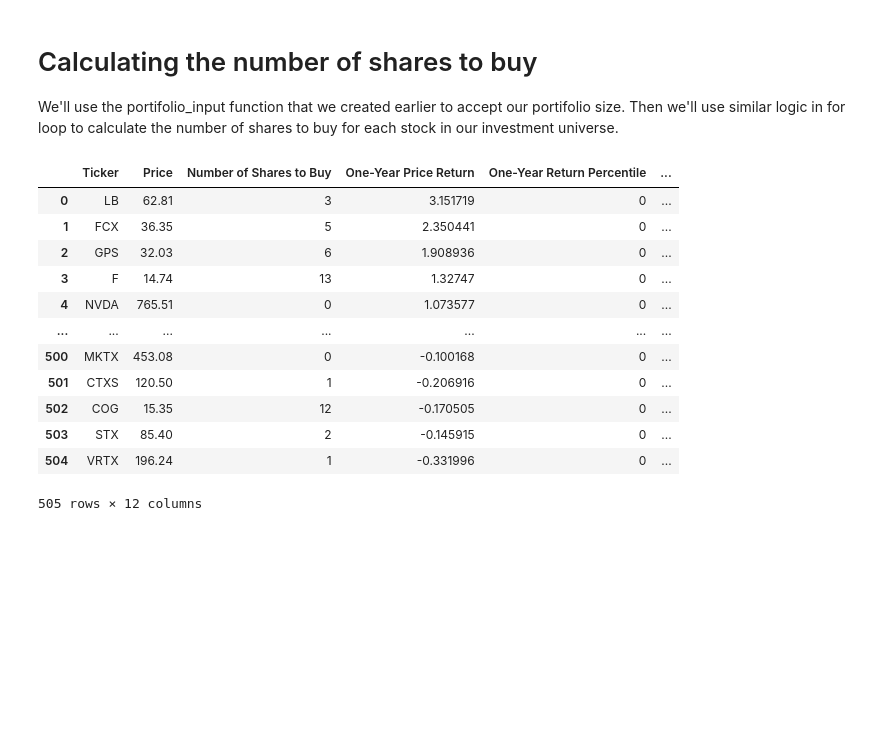
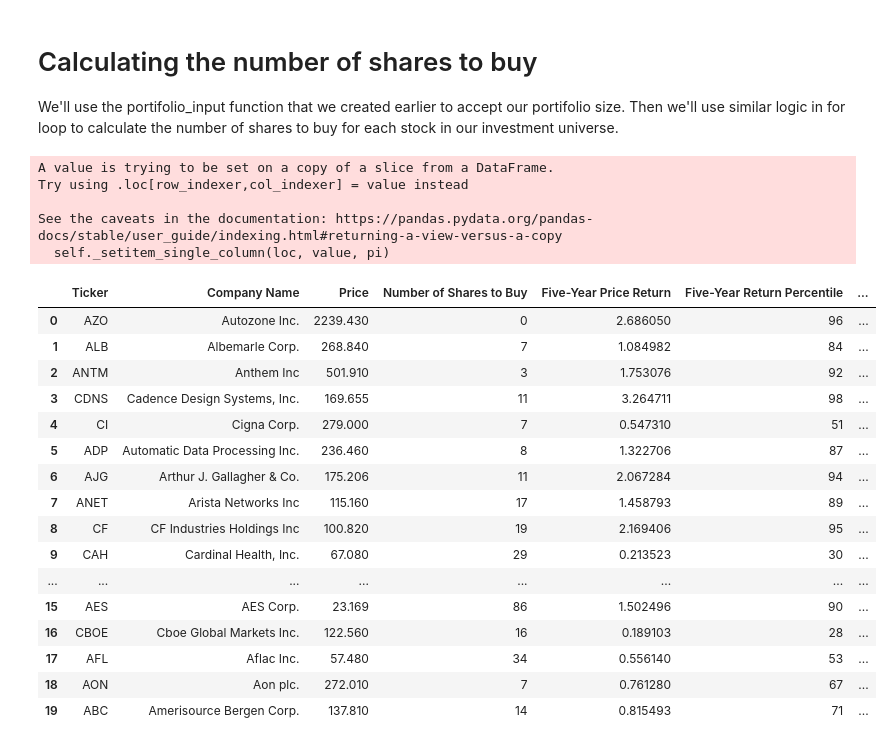
Before and after one commit to Antunes1993/AlgorithmicTrading, a Jupyter notebook: Project 2 - Quantitative Momentum Screener.ipynb, the cells around one changed output. Cells and saved outputs as stored; diff of their text form; code cells hidden in the pictures; blank space fills up the shorter version.

```diff
--- a/Project 2 - Quantitative Momentum Screener.ipynb
+++ b/Project 2 - Quantitative Momentum Screener.ipynb
@@ -201,17 +207,22 @@ hqm_columns =[
 
 hqm_dataframe = pd.DataFrame(columns = hqm_columns)
 # %%
-for symbol_string in symbol_strings:
+for symbol_string in symbol_strings[:1]:
     batch_api_call_url = f'https://sandbox.iexapis.com/stable/stock/market/batch?symbols={symbol_string} &types=price,stats&token={IEX_CLOUD_API_TOKEN}'
     data = requests.get(batch_api_call_url).json()
 
     for symbol in symbol_string.split(','):
 
-        hqm_dataframe = hqm_dataframe.append(
+        hqm_dataframe= hqm_dataframe.append(
         pd.Series(
         [
             symbol,
+            data[symbol]['stats']['companyName'],
             data[symbol]['price'],
+            'N/A',
+            data[symbol]['stats']['year5ChangePercent'],
+            'N/A',
+            data[symbol]['stats']['year2ChangePercent'],
             'N/A',
             data[symbol]['stats']['year1ChangePercent'],
             'N/A',
@@ -244,5 +255,7 @@ hqm_dataframe
 # %%
 time_periods = [
+    'Five-Year',
+    'Two-Year',
     'One-Year',
     'Six-Month',
     'Three-Month',
@@ -252,12 +265,13 @@ time_periods = [
 for row in hqm_dataframe.index:
     for time_period in time_periods:
         change_col = f'{time_period} Price Return'
-        price_col = 'price'
+        price_col = 'Price'
         percentile_col = f'{time_period} Return Percentile'
+        hqm_dataframe.loc[row, percentile_col] = score(hqm_dataframe[change_col], hqm_dataframe.loc[row, change_col])
 
         #Concatenates string to build the column name that we're inserting values
         try:
-            hqm_dataframe.loc[row, percentile_col] = score(hqm_dataframe[change_col], hqm_dataframe.loc[price_col])
+             hqm_dataframe.loc[row, percentile_col] = round(score(hqm_dataframe[change_col], hqm_dataframe.loc[row, change_col]))
         except:
             hqm_dataframe.loc[row, percentile_col] = 0
 
@@ -294,12 +308,12 @@ for row in hqm_dataframe.index:
 
     momentum_percentiles = []
     for time_period in time_periods:
-        momentum_percentiles.append(hqm_dataframe.loc[row, f'{time_period} Price Return'])
+        momentum_percentiles.append(hqm_dataframe.loc[row, f'{time_period} Return Percentile'])
 
     try:
-        hqm_dataframe.loc[row,'HQM Score'] = mean(momentum_percentiles)
+        hqm_dataframe.loc[row,'HQM Score'] = round(mean(momentum_percentiles))
     except:
         hqm_dataframe.loc[row,'HQM Score'] = 0
 
-hqm_dataframe
+hqm_dataframe.head(20)
 # %% [output]
@@ -323,8 +341,8 @@ As before, we can identify the 50 best momentum stocks in our universe by sortin
 HQM Score column and dropping all but the top 50 entries.
 # %%
 hqm_dataframe.sort_values('HQM Score', ascending = False, inplace = True)
-hqm_dataframe[:50]
 hqm_dataframe.reset_index(inplace = True , drop = True)
 
-hqm_dataframe
+hqm_dataframe_Rankbest = hqm_dataframe[:20]
+hqm_dataframe_Rankbest[['Ticker', 'Company Name','HQM Score','Price']].head(20)
 # %% [output]
@@ -348,23 +370,32 @@ We'll use the portifolio_input function that we created earlier to accept our po
 for loop to calculate the number of shares to buy for each stock in our investment universe.
 # %%
 portifolio_input = 100000
-position_size = float(portifolio_input)/len(hqm_dataframe.index)
+position_size = float(portifolio_input)/50
 
-for i in hqm_dataframe.index:
-    hqm_dataframe.loc[i, 'Number of Shares to Buy'] = math.floor(position_size/hqm_dataframe.loc[i, 'Price'])
+for i in hqm_dataframe_Rankbest.index:
+    hqm_dataframe_Rankbest.loc[i, 'Number of Shares to Buy'] = math.floor(position_size/hqm_dataframe_Rankbest.loc[i, 'Price'])
 
-hqm_dataframe
+hqm_dataframe_Rankbest
 # %% [output]
+A value is trying to be set on a copy of a slice from a DataFrame.
+Try using .loc[row_indexer,col_indexer] = value instead
+
+See the caveats in the documentation: https://pandas.pydata.org/pandas-docs/stable/user_guide/indexing.html#returning-a-view-versus-a-copy
+  self._setitem_single_column(loc, value, pi)
-|  | Ticker | Price | Number of Shares to Buy | One-Year Price Return | One-Year Return Percentile | ... |
-| 0 | LB | 62.81 | 3 | 3.151719 | 0 | ... |
-| 1 | FCX | 36.35 | 5 | 2.350441 | 0 | ... |
-| 2 | GPS | 32.03 | 6 | 1.908936 | 0 | ... |
-| 3 | F | 14.74 | 13 | 1.32747 | 0 | ... |
-| 4 | NVDA | 765.51 | 0 | 1.073577 | 0 | ... |
-| ... | ... | ... | ... | ... | ... | ... |
-| 500 | MKTX | 453.08 | 0 | -0.100168 | 0 | ... |
-| 501 | CTXS | 120.50 | 1 | -0.206916 | 0 | ... |
-| 502 | COG | 15.35 | 12 | -0.170505 | 0 | ... |
-| 503 | STX | 85.40 | 2 | -0.145915 | 0 | ... |
-| 504 | VRTX | 196.24 | 1 | -0.331996 | 0 | ... |
+|  | Ticker | Company Name | Price | Number of Shares to Buy | Five-Year Price Return | Five-Year Return Percentile | ... |
+| 0 | AZO | Autozone Inc. | 2239.430 | 0 | 2.686050 | 96 | ... |
+| 1 | ALB | Albemarle Corp. | 268.840 | 7 | 1.084982 | 84 | ... |
+| 2 | ANTM | Anthem Inc | 501.910 | 3 | 1.753076 | 92 | ... |
+| 3 | CDNS | Cadence Design Systems, Inc. | 169.655 | 11 | 3.264711 | 98 | ... |
+| 4 | CI | Cigna Corp. | 279.000 | 7 | 0.547310 | 51 | ... |
+| 5 | ADP | Automatic Data Processing Inc. | 236.460 | 8 | 1.322706 | 87 | ... |
+| 6 | AJG | Arthur J. Gallagher & Co. | 175.206 | 11 | 2.067284 | 94 | ... |
+| 7 | ANET | Arista Networks Inc | 115.160 | 17 | 1.458793 | 89 | ... |
+| 8 | CF | CF Industries Holdings Inc | 100.820 | 19 | 2.169406 | 95 | ... |
+| 9 | CAH | Cardinal Health, Inc. | 67.080 | 29 | 0.213523 | 30 | ... |
+| ... | ... | ... | ... | ... | ... | ... | ... |
+| 15 | AES | AES Corp. | 23.169 | 86 | 1.502496 | 90 | ... |
+| 16 | CBOE | Cboe Global Markets Inc. | 122.560 | 16 | 0.189103 | 28 | ... |
+| 17 | AFL | Aflac Inc. | 57.480 | 34 | 0.556140 | 53 | ... |
+| 18 | AON | Aon plc. | 272.010 | 7 | 0.761280 | 67 | ... |
+| 19 | ABC | Amerisource Bergen Corp. | 137.810 | 14 | 0.815493 | 71 | ... |
-505 rows × 12 columns
```
Also changed, not shown: parts of 11 cells of this notebook, 8 other files.
